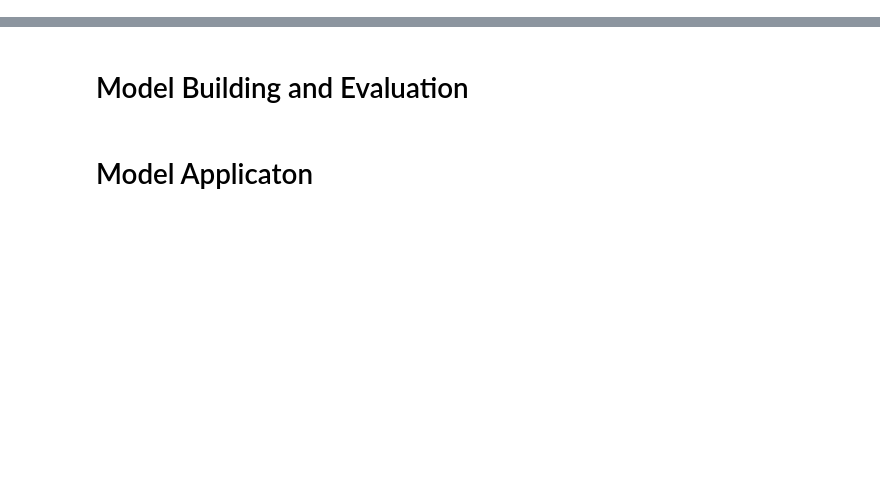
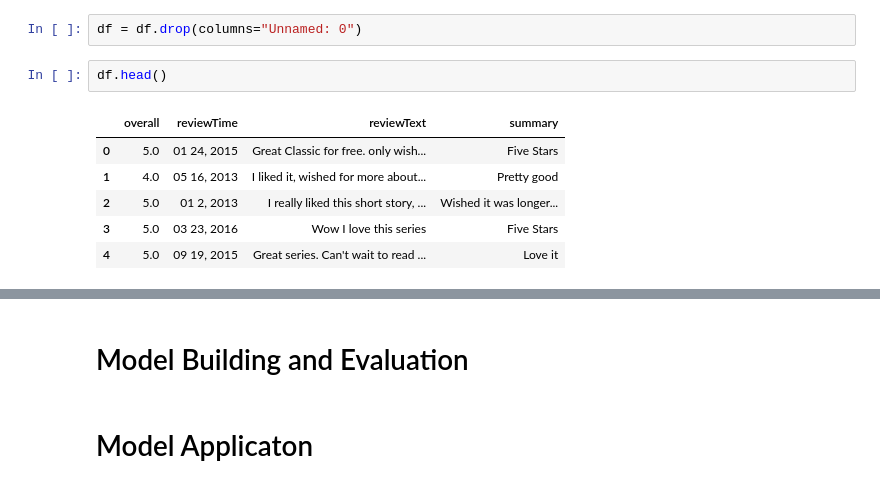
Before and after one commit to AmeerAliSaleem/MA4J5_Project, a Jupyter notebook: Ameer_Ali_Saleem_MA4J5_Main_Project.ipynb, the cells around one changed output, grey strips where cells are left out. Drawn from its saved outputs; the diff is of its cells as text; blank space fills up the shorter version.

```diff
--- a/Ameer_Ali_Saleem_MA4J5_Main_Project.ipynb
+++ b/Ameer_Ali_Saleem_MA4J5_Main_Project.ipynb
@@ -26,0 +41,11 @@ True
+# %%
+df = df.drop(columns="Unnamed: 0")
+# %%
+df.head()
+# %% [output]
+|  | overall | reviewTime | reviewText | summary |
+| 0 | 5.0 | 01 24, 2015 | Great Classic for free. only wish... | Five Stars |
+| 1 | 4.0 | 05 16, 2013 | I liked it, wished for more about... | Pretty good |
+| 2 | 5.0 | 01 2, 2013 | I really liked this short story, ... | Wished it was longer... |
+| 3 | 5.0 | 03 23, 2016 | Wow I love this series | Five Stars |
+| 4 | 5.0 | 09 19, 2015 | Great series. Can't wait to read ... | Love it |
```
Also changed, not shown: parts of 23 cells of this notebook.
